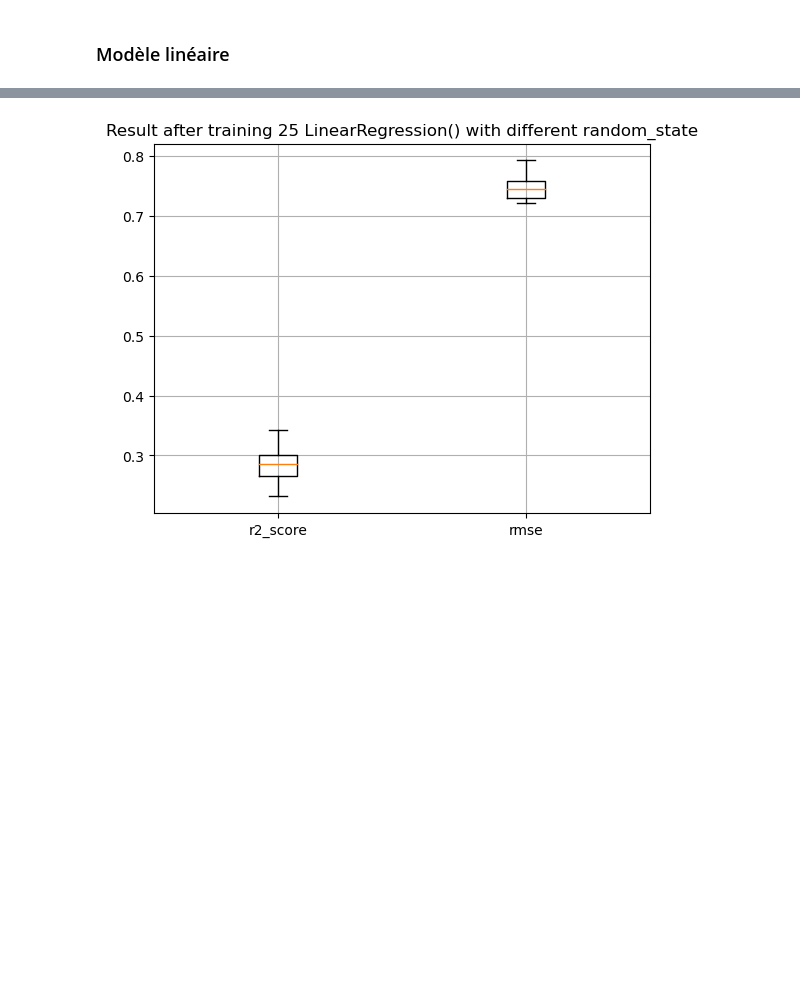
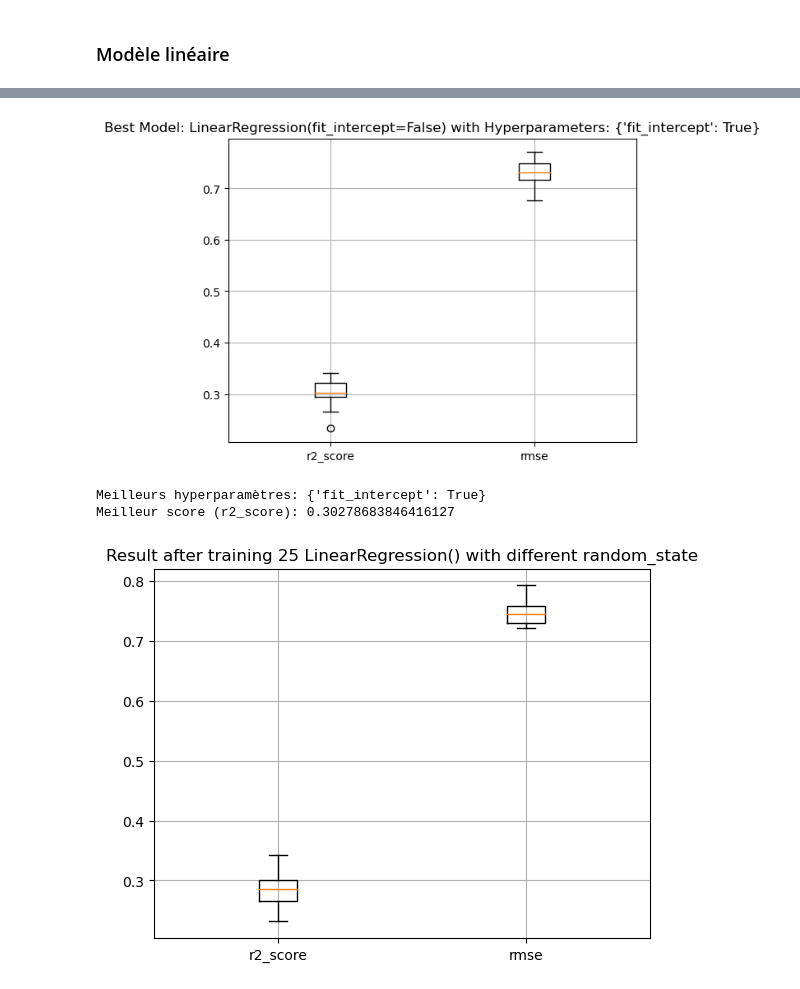
Before and after one commit to AlexPierron/Supervised-Learning, a Jupyter notebook: Regression_Vin/Code.ipynb, the cells around one changed output, grey strips where cells are left out. Drawn from its saved outputs; the diff is of its cells as text; code cells hidden in the pictures; blank space fills up the shorter version.

```diff
--- a/Regression_Vin/Code.ipynb
+++ b/Regression_Vin/Code.ipynb
@@ -19,6 +19,19 @@ Index(['fixed acidity', 'volatile acidity', 'citric acid', 'residual sugar',
 array([ 0.13794193, -0.23993203, -0.00493773,  0.32792249, -0.02292712,
         0.11663431, -0.09966208, -0.3574022 ,  0.07786299,  0.1012844 ,
         0.23997954,  0.18383888])
+# %%
+hyperparameters = {
+    "fit_intercept": [True, False]
+}
+
+linear_model = LinearRegression()
+# Appeler la fonction grid_search avec le modèle linéaire
+best_model, best_params, best_score, all_results = grid_search(
+    linear_model, X, Y, hyperparameters, n=25, random_start= 42, display_boxplot=True)
+# %% [output]
+[figure, added]
+Meilleurs hyperparamètres: {'fit_intercept': True}
+Meilleur score (r2_score): 0.30278683846416127
 # %%
 from sklearn.linear_model import LinearRegression
 linear_model = LinearRegression()
```
Also changed, not shown: parts of 4 cells of this notebook, 13 other files.
